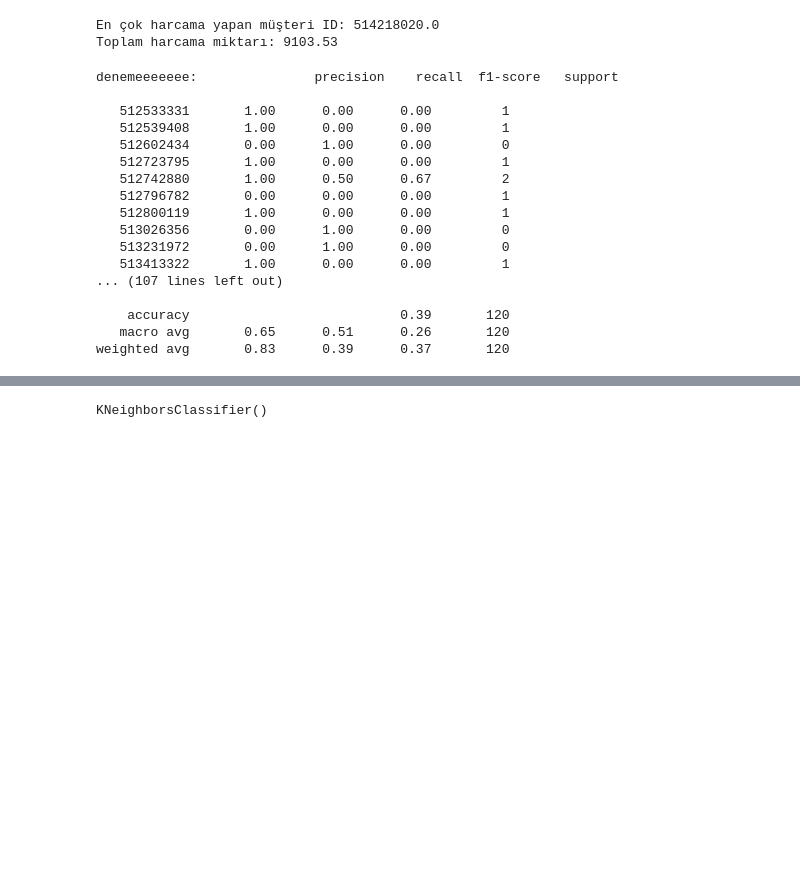
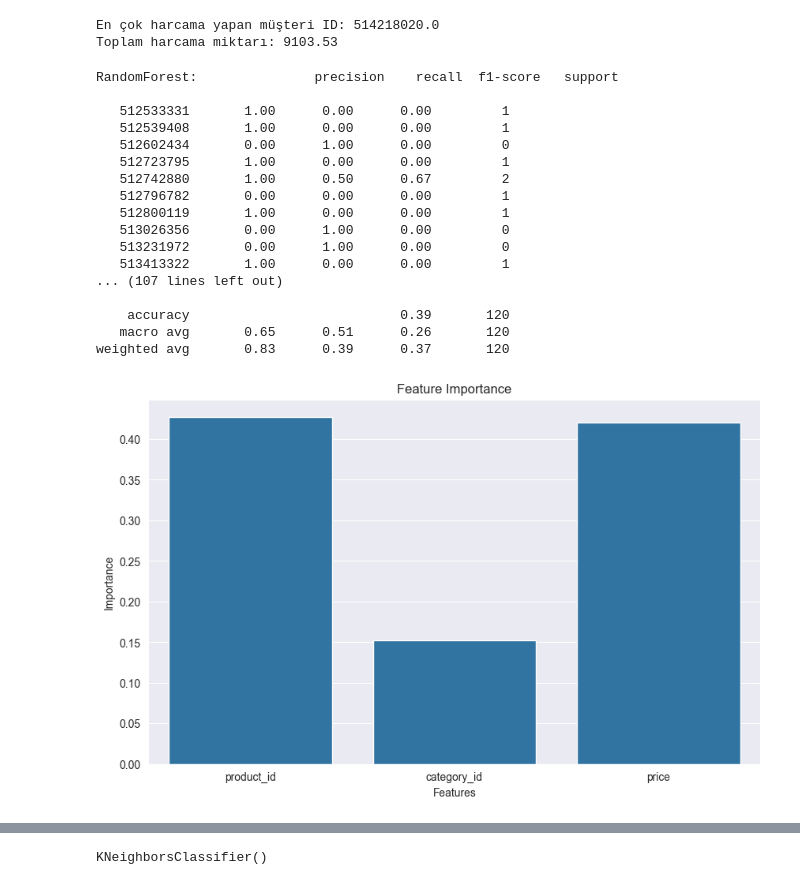
Before and after one commit to ibrhmspl/Team11_Customer_Segmentation, a Jupyter notebook: JupyterMain.ipynb, the cells around one changed output, grey strips where cells are left out. Cells and saved outputs as stored; diff of their text form; code cells hidden in the pictures; blank space fills up the shorter version.

Commit message:
Ibrahim, for Random forest and Bayes plot added

```diff
--- a/JupyterMain.ipynb
+++ b/JupyterMain.ipynb
@@ -171,38 +171,49 @@ En çok harcama yapan müşteri ID: 514218020.0
 Toplam harcama miktarı: 9103.53
 # %%
 # Random Forest
+from sklearn.metrics import classification_report, confusion_matrix
+import seaborn as sns
 data_set = data_set.dropna()
 X = data_set[['product_id', 'category_id', 'price']]
 y = data_set['user_id']
 X_scaled = scaler.fit_transform(X)
 
 
 X_train, X_test, y_train, y_test = train_test_split(X_scaled, y, test_size=0.2, random_state=42)
 
 rf_classifier = RandomForestClassifier(n_estimators=100, random_state=42)
 rf_classifier.fit(X_train, y_train)
 
 
 y_pred = rf_classifier.predict(X_test)
-print("denemeeeeeee:",classification_report(y_test, y_pred, zero_division=1))
+print("RandomForest:",classification_report(y_test, y_pred, zero_division=1))
+feature_importances = rf_classifier.feature_importances_
+features = ['product_id', 'category_id', 'price']
+plt.figure(figsize=(10, 6))
+sns.barplot(x=features, y=feature_importances)
+plt.title('Feature Importance')
+plt.xlabel('Features')
+plt.ylabel('Importance')
+plt.show()
 # %% [output]
-denemeeeeeee:               precision    recall  f1-score   support
+RandomForest:               precision    recall  f1-score   support
 
    512533331       1.00      0.00      0.00         1
    512539408       1.00      0.00      0.00         1
    512602434       0.00      1.00      0.00         0
    512723795       1.00      0.00      0.00         1
    512742880       1.00      0.50      0.67         2
    512796782       0.00      0.00      0.00         1
    512800119       1.00      0.00      0.00         1
    513026356       0.00      1.00      0.00         0
    513231972       0.00      1.00      0.00         0
    513413322       1.00      0.00      0.00         1
 ... (107 lines left out)
 
     accuracy                           0.39       120
    macro avg       0.65      0.51      0.26       120
 weighted avg       0.83      0.39      0.37       120
+[figure, added]
 # %%
 # Bayes
 nb_classifier = GaussianNB()
```
Also changed, not shown: parts of 9 cells of this notebook.
